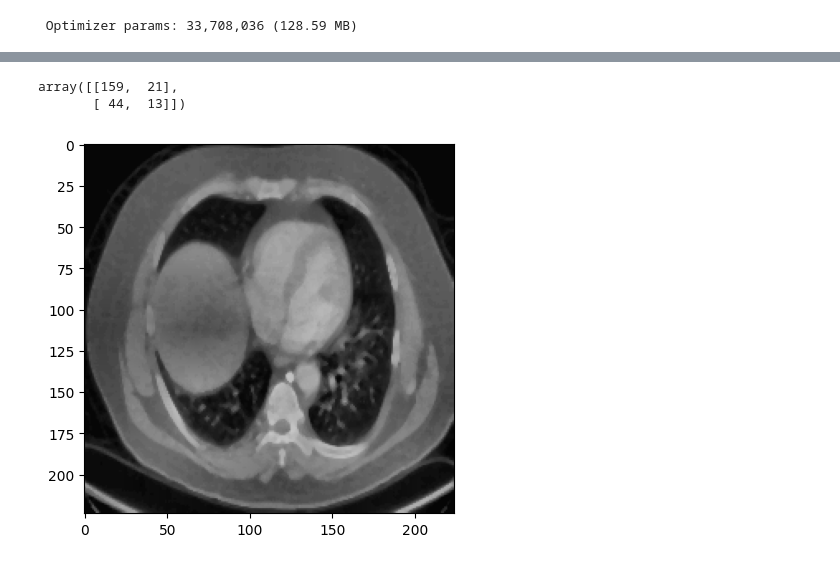
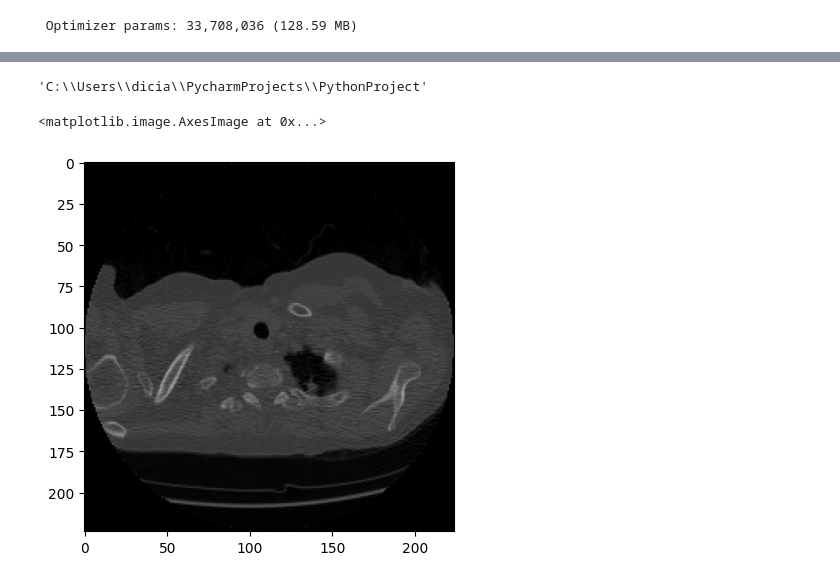
Before and after one commit to paolodc5/lung_tumor_classification, a Jupyter notebook: analysis.ipynb, the cells around one changed output, grey strips where cells are left out. Cells and saved outputs as stored; diff of their text form; code cells hidden in the pictures.

```diff
--- a/analysis.ipynb
+++ b/analysis.ipynb
@@ -51,21 +47,12 @@ preds = model.predict(images[2][np.newaxis,...])
-# %%
-from sklearn.metrics import confusion_matrix
-
-preds_int = (preds > 0.5).astype(np.int16).flatten()
-con_mat = confusion_matrix(labels, preds_int)
-con_mat
-# %% [output]
-array([[159,  21],
-       [ 44,  13]])
-# %%
-img = images[5]
-
-import matplotlib.pyplot as plt
-plt.imshow(img, cmap='gray')
-plt.show()
-# %% [output]
-[figure, removed]
+# %%
+os.getcwd()
+# %% [output]
+'C:\\Users\\dicia\\PycharmProjects\\PythonProject'
 # %%
-# heatmap = GradCAM(model, 'convnext_small')
-# heatmap.compute_heatmap(img[np.newaxis,...])
+import matplotlib.pyplot as plt
+plt.figure()
+plt.imshow(images[2])
+# %% [output]
+<matplotlib.image.AxesImage at 0x...>
+[figure, added]
 # %%
```
Also changed, not shown: parts of 6 cells of this notebook, 1 other file.
